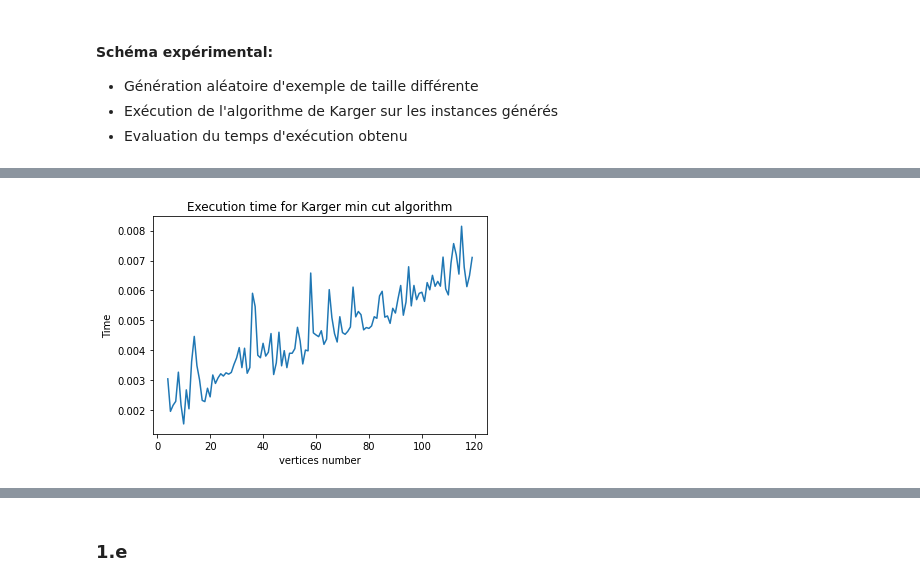
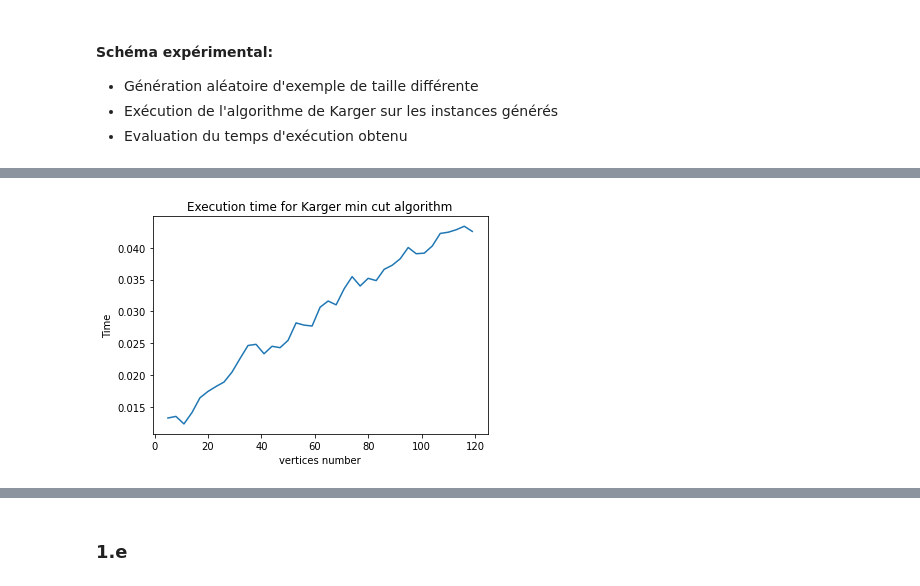
Before and after one commit to samynhl/Projet-COMPLEX, a Jupyter notebook: TME PROJET.ipynb, the cells around one changed output, grey strips where cells are left out. Drawn from its saved outputs; the diff is of its cells as text; code cells hidden in the pictures.

```diff
--- a/TME PROJET.ipynb
+++ b/TME PROJET.ipynb
@@ -378,34 +427,28 @@ plt.show()
 # %%
 # Cas de graphe complet à n sommets
 
 exec_times = []
-for n in range(4, 120, 1):
+for n in range(4, 120, 3):
     t = 0
-    for it in range(100):
+    for it in range(400):
         G = create_graph(n, ty="complete")
         tic = time.time()
         _,_ = Karger(G)
         tac = time.time()
         t+= (tac-tic)
     exec_times.append(t/n)
 
 # Plot the execution time
-x = np.arange(4,120,1)
-y = exec_times
+x_c = np.arange(5,120,3)
+y_c = np.array(exec_times)
 
-def smooth(y, box_pts):
-    box = np.ones(box_pts)/box_pts
-    y_smooth = np.convolve(y, box, mode='same')
-    return y_smooth
-
-#plt.plot(x, smooth(y,19), 'g-', lw=2)
-plt.plot(x,y)
+plt.plot(x_c,y_c)
 # Add titles and labels
 plt.title('Execution time for Karger min cut algorithm')
 plt.xlabel('vertices number')
 plt.ylabel('Time')
 
 # Show the figure
 plt.show()
 # %% [output]
-[figure, old version]
+[figure, new version]
```
Also changed, not shown: parts of 18 cells of this notebook.
